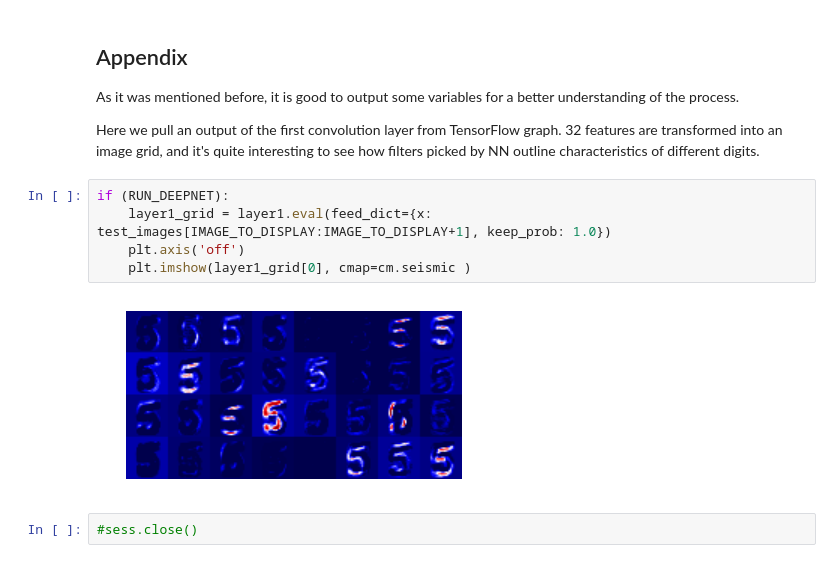
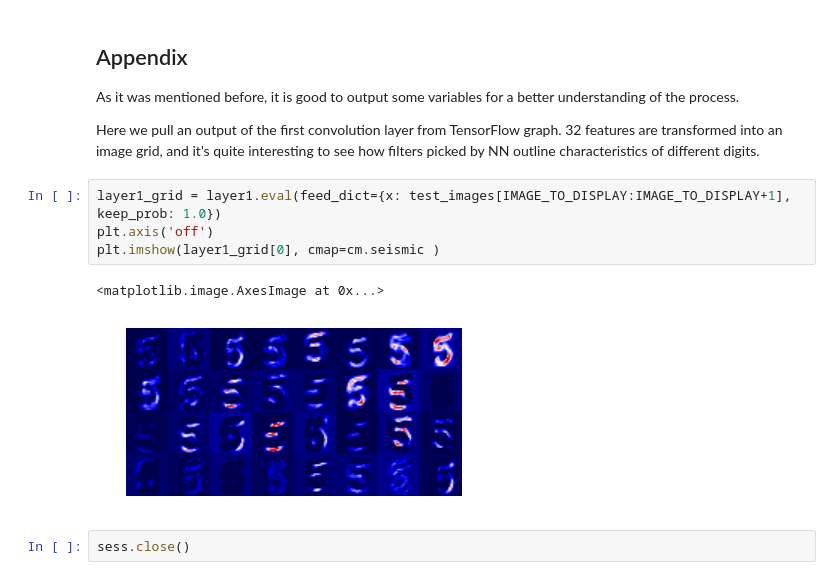
Before and after one commit to kakauandme/TensorFlowMNIST, a Jupyter notebook: TensorFlowDeepNN.ipynb, the cells around one changed output. Cells and saved outputs as stored; diff of their text form.

```diff
--- a/TensorFlowDeepNN.ipynb
+++ b/TensorFlowDeepNN.ipynb
@@ -481,11 +487,11 @@ As it was mentioned before, it is good to output some variables for a better und
 
 Here we pull an output of the first convolution layer from TensorFlow graph. 32 features are transformed into an image grid, and it's quite interesting to see how filters picked by NN outline characteristics of different digits.
 # %%
-if (RUN_DEEPNET):
-    layer1_grid = layer1.eval(feed_dict={x: test_images[IMAGE_TO_DISPLAY:IMAGE_TO_DISPLAY+1], keep_prob: 1.0})
-    plt.axis('off')
-    plt.imshow(layer1_grid[0], cmap=cm.seismic )
+layer1_grid = layer1.eval(feed_dict={x: test_images[IMAGE_TO_DISPLAY:IMAGE_TO_DISPLAY+1], keep_prob: 1.0})
+plt.axis('off')
+plt.imshow(layer1_grid[0], cmap=cm.seismic )
 # %% [output]
+<matplotlib.image.AxesImage at 0x...>
-[figure, old version]
+[figure, new version]
-# %%
-#sess.close()
+# %%
+sess.close()
```
Also changed, not shown: parts of 6 cells of this notebook.
